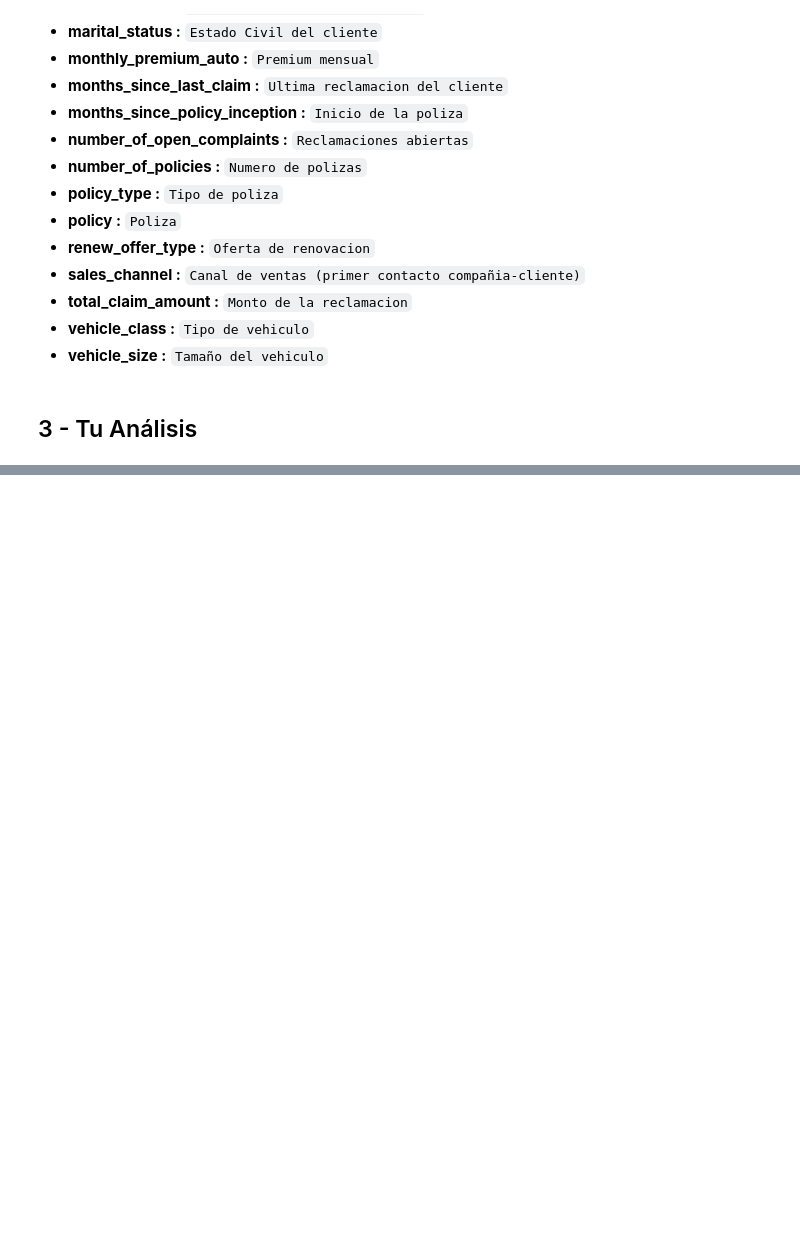
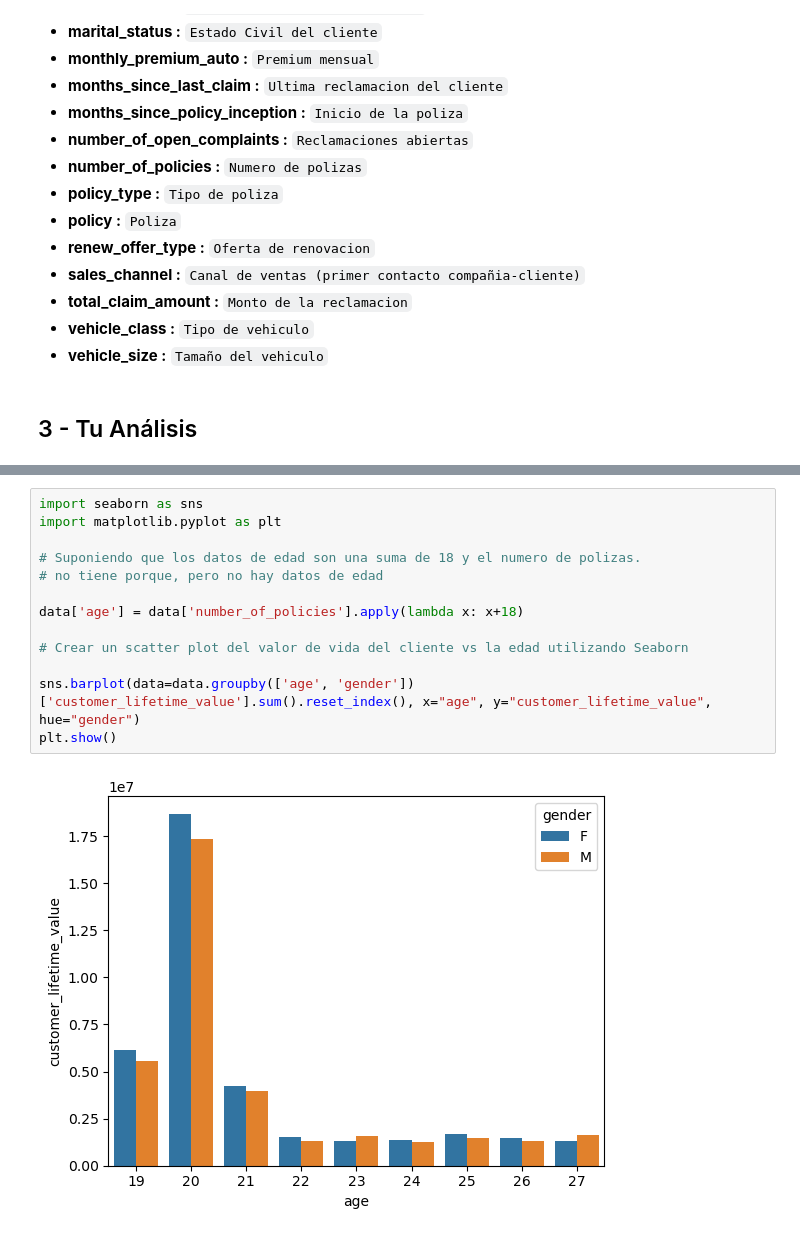
Before and after one commit to GammaTechData/Challenge-4_Real_business_case, a Jupyter notebook: main.ipynb, the cells around one changed output, grey strips where cells are left out. Saved outputs shown, nothing was run; the diff lists cells and outputs as text; blank space fills up the shorter version.

```diff
--- a/main.ipynb
+++ b/main.ipynb
@@ -68,0 +186,15 @@ data.head()
+# %%
+import seaborn as sns
+import matplotlib.pyplot as plt
+
+# Suponiendo que los datos de edad son una suma de 18 y el numero de polizas.
+# no tiene porque, pero no hay datos de edad
+
+data['age'] = data['number_of_policies'].apply(lambda x: x+18)
+
+# Crear un scatter plot del valor de vida del cliente vs la edad utilizando Seaborn
+
+sns.barplot(data=data.groupby(['age', 'gender'])['customer_lifetime_value'].sum().reset_index(), x="age", y="customer_lifetime_value", hue="gender")
+plt.show()
+# %% [output]
+[figure, added]
```
Also changed, not shown: parts of 11 cells of this notebook.
